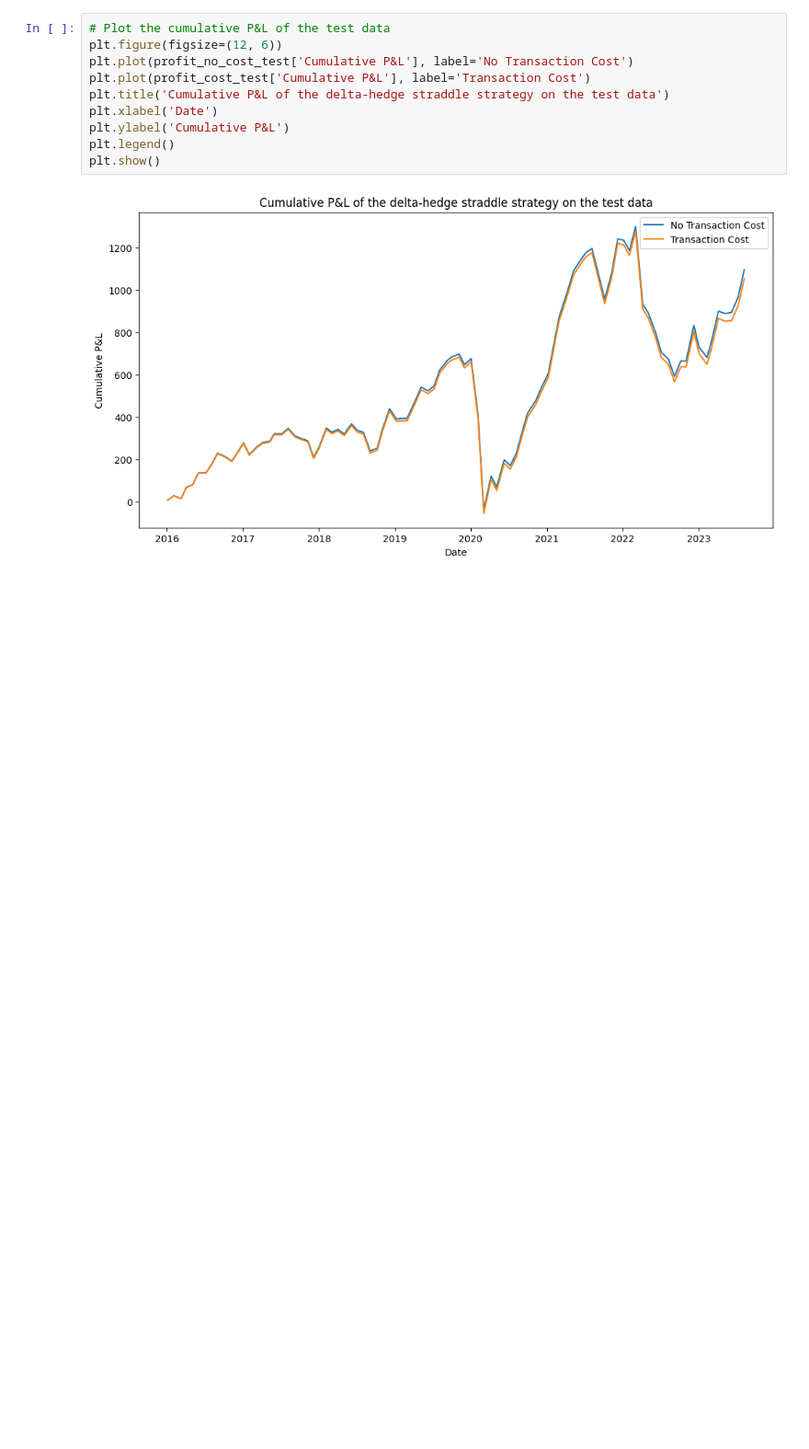
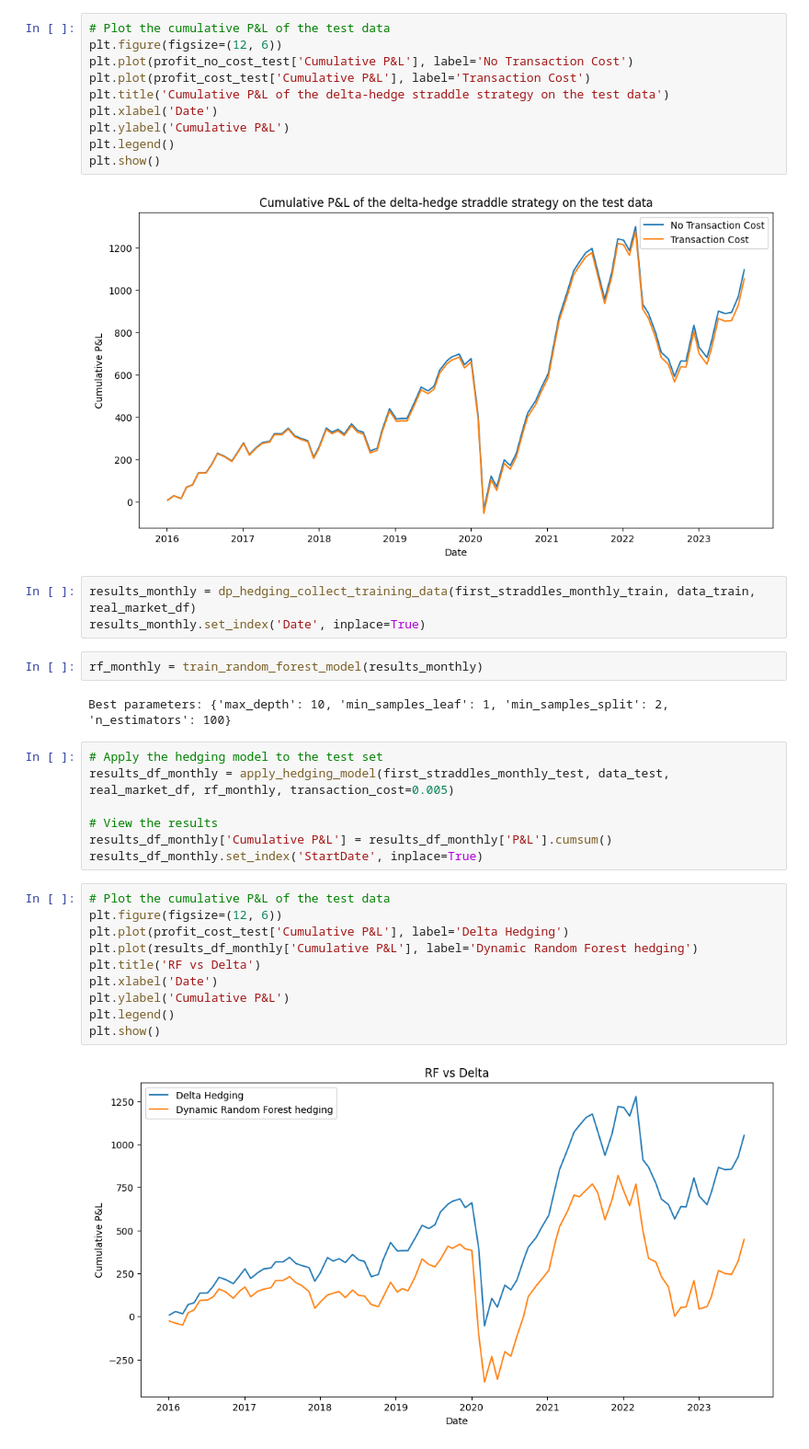
Before and after one commit to BenjaminSeguin/Straddle_hedging_project, a Jupyter notebook: main.ipynb, the cells around one changed output. Shown at 92% size. Cells and saved outputs as stored; diff of their text form; blank space fills up the shorter version.

```diff
--- a/main.ipynb
+++ b/main.ipynb
@@ -308,4 +308,30 @@ plt.legend()
 plt.show()
 # %% [output]
 [figure]
+# %%
+results_monthly = dp_hedging_collect_training_data(first_straddles_monthly_train, data_train, real_market_df)
+results_monthly.set_index('Date', inplace=True)
+# %%
+rf_monthly = train_random_forest_model(results_monthly)
+# %% [output]
+Best parameters: {'max_depth': 10, 'min_samples_leaf': 1, 'min_samples_split': 2, 'n_estimators': 100}
+# %%
+# Apply the hedging model to the test set
+results_df_monthly = apply_hedging_model(first_straddles_monthly_test, data_test, real_market_df, rf_monthly, transaction_cost=0.005)
+
+# View the results
+results_df_monthly['Cumulative P&L'] = results_df_monthly['P&L'].cumsum()
+results_df_monthly.set_index('StartDate', inplace=True)
+# %%
+# Plot the cumulative P&L of the test data
+plt.figure(figsize=(12, 6))
+plt.plot(profit_cost_test['Cumulative P&L'], label='Delta Hedging')
+plt.plot(results_df_monthly['Cumulative P&L'], label='Dynamic Random Forest hedging')
+plt.title('RF vs Delta')
+plt.xlabel('Date')
+plt.ylabel('Cumulative P&L')
+plt.legend()
+plt.show()
+# %% [output]
+[figure, added]
 # %%
```
Also changed, not shown: parts of 7 cells of this notebook.
